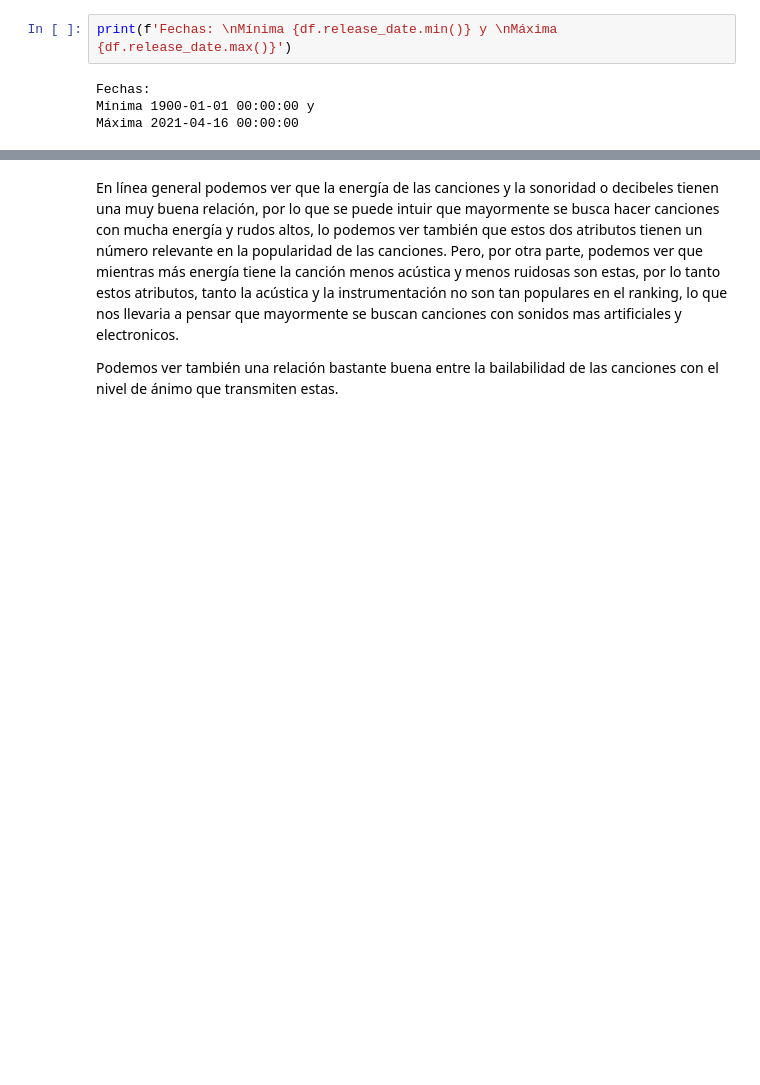
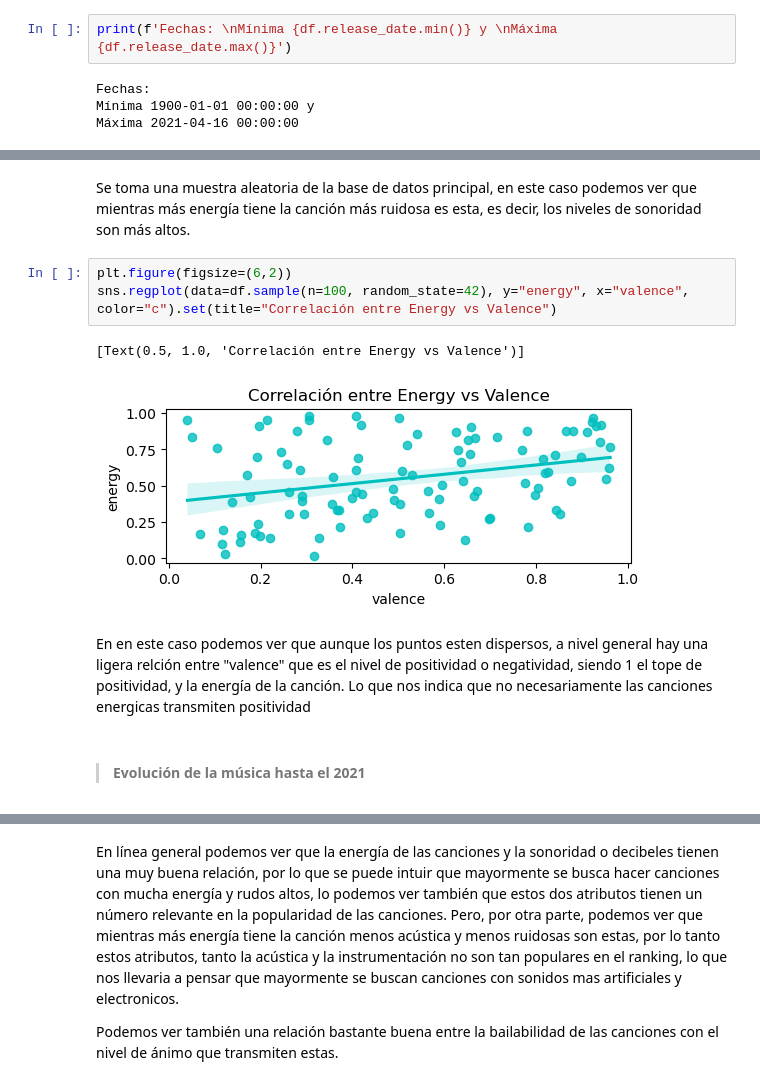
Before and after one commit to jocepl/DataScience, a Jupyter notebook: 9na entrega 22.04.23/Data_StoryTelling+ParadasJocelyne.ipynb, the cells around one changed output, grey strips where cells are left out. Drawn from its saved outputs; the diff is of its cells as text; blank space fills up the shorter version.

```diff
--- a/9na entrega 22.04.23/Data_StoryTelling+ParadasJocelyne.ipynb
+++ b/9na entrega 22.04.23/Data_StoryTelling+ParadasJocelyne.ipynb
@@ -258,0 +335,12 @@ heatmap.set_xticklabels(heatmap.get_xticklabels(),rotation = 90)
+# %% [markdown]
+Se toma una muestra aleatoria de la base de datos principal, en este caso podemos ver que mientras más energía tiene la canción más ruidosa es esta, es decir, los niveles de sonoridad son más altos.
+# %%
+plt.figure(figsize=(6,2))
+sns.regplot(data=df.sample(n=100, random_state=42), y="energy", x="valence", color="c").set(title="Correlación entre Energy vs Valence")
+# %% [output]
+[Text(0.5, 1.0, 'Correlación entre Energy vs Valence')]
+[figure, added]
+# %% [markdown]
+En en este caso podemos ver que aunque los puntos esten dispersos, a nivel general hay una ligera relción entre "valence" que es el nivel de positividad o negatividad, siendo 1 el tope de positividad, y la energía de la canción. Lo que nos indica que no necesariamente las canciones energicas transmiten positividad
+# %% [markdown]
+> #### Evolución de la música hasta el 2021
```
Also changed, not shown: parts of 54 cells of this notebook.
